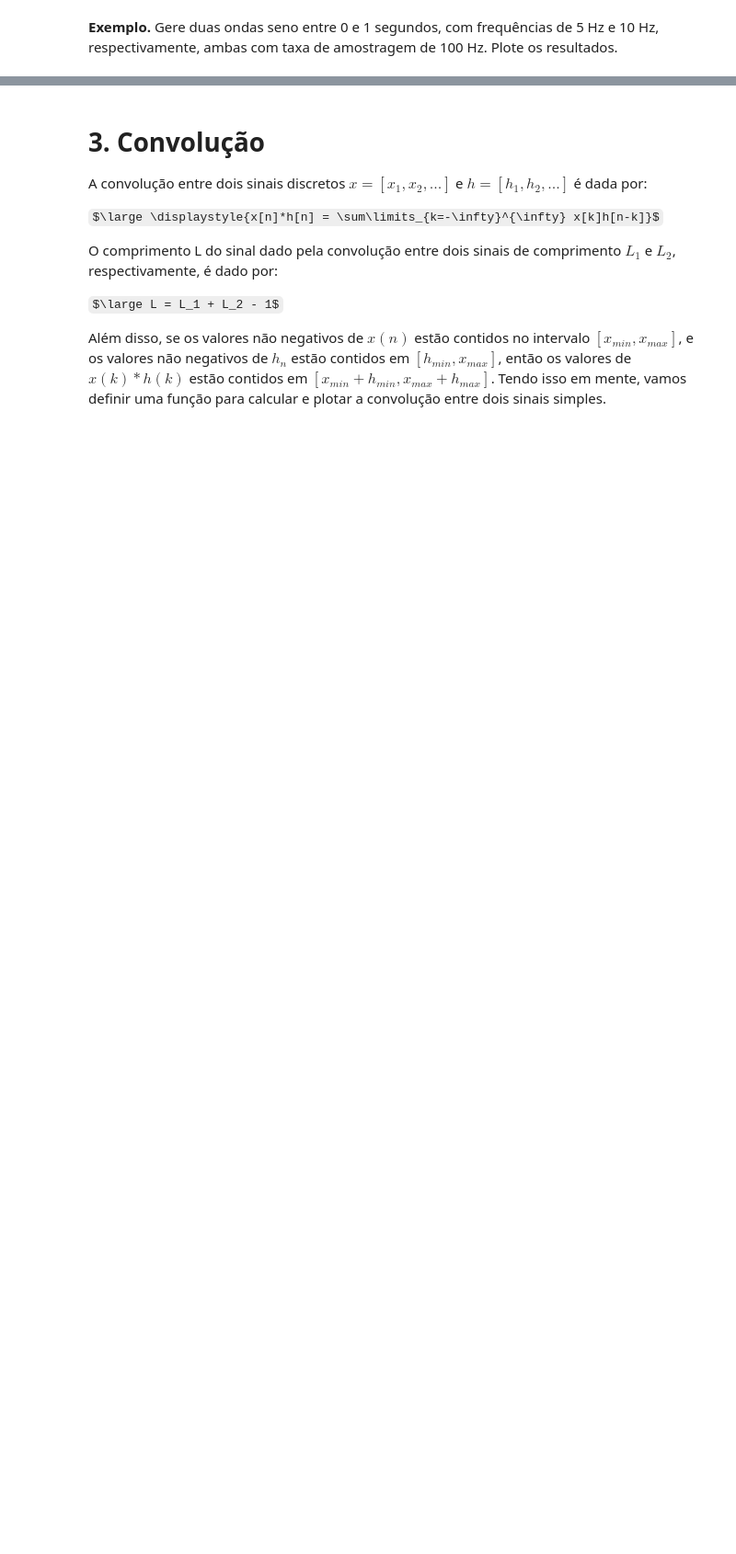
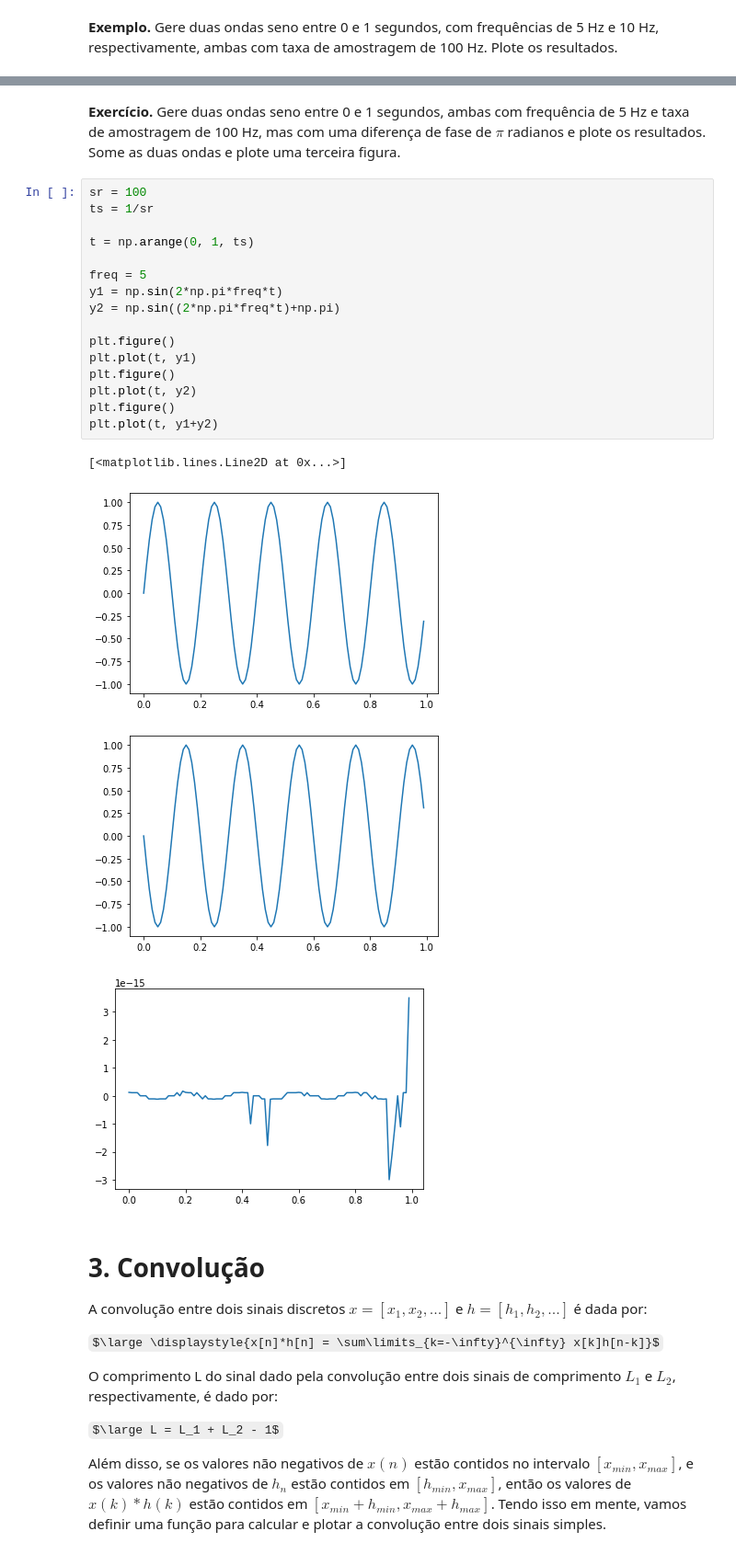
Before and after one commit to georgefranca/analisedesinais, a Jupyter notebook: Aulas/06_Sinais.ipynb, the cells around one changed output, grey strips where cells are left out. Shown at 92% size. Cells and saved outputs as stored; diff of their text form; some formulas as TeX source; blank space fills up the shorter version.

```diff
--- a/Aulas/06_Sinais.ipynb
+++ b/Aulas/06_Sinais.ipynb
@@ -78,3 +95,26 @@ plt.plot(t, y, '.', color="green")
+# %% [markdown]
+**Exercício.** Gere duas ondas seno entre 0 e 1 segundos, ambas com frequência de 5 Hz e taxa de amostragem de 100 Hz, mas com uma diferença de fase de $\pi$ radianos e plote os resultados. Some as duas ondas e plote uma terceira figura.
+# %%
+sr = 100
+ts = 1/sr
+
+t = np.arange(0, 1, ts)
+
+freq = 5
+y1 = np.sin(2*np.pi*freq*t)
+y2 = np.sin((2*np.pi*freq*t)+np.pi)
+
+plt.figure()
+plt.plot(t, y1)
+plt.figure()
+plt.plot(t, y2)
+plt.figure()
+plt.plot(t, y1+y2)
+# %% [output]
+[<matplotlib.lines.Line2D at 0x...>]
+[figure, added]
+[figure, added]
+[figure, added]
 # %% [markdown]
 # 3. Convolução
 
```
Also changed, not shown: parts of 15 cells of this notebook.
